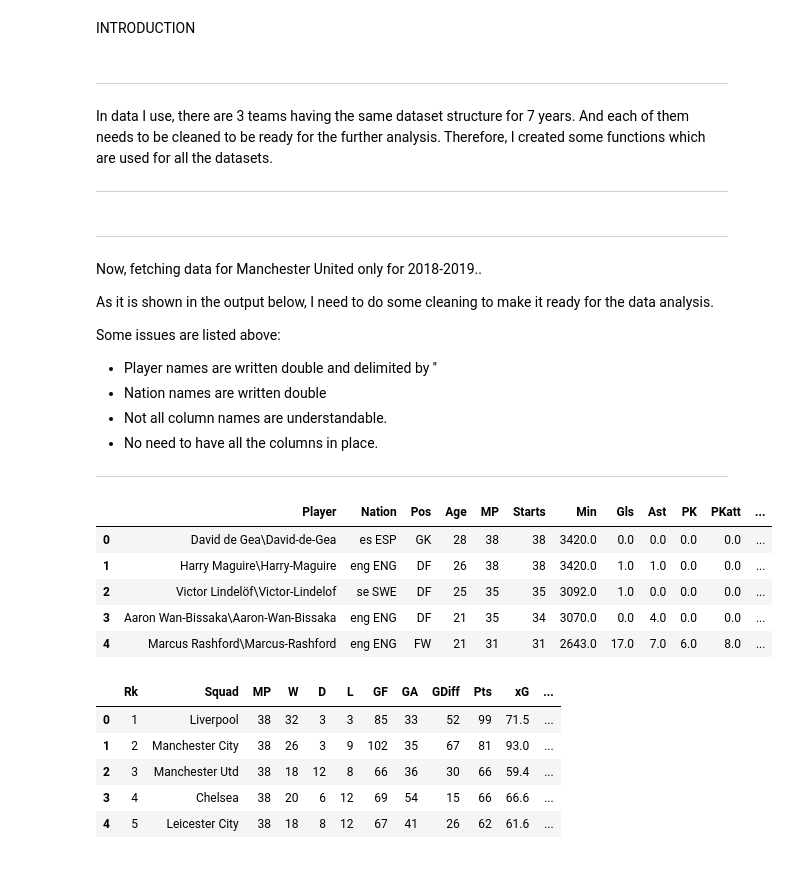
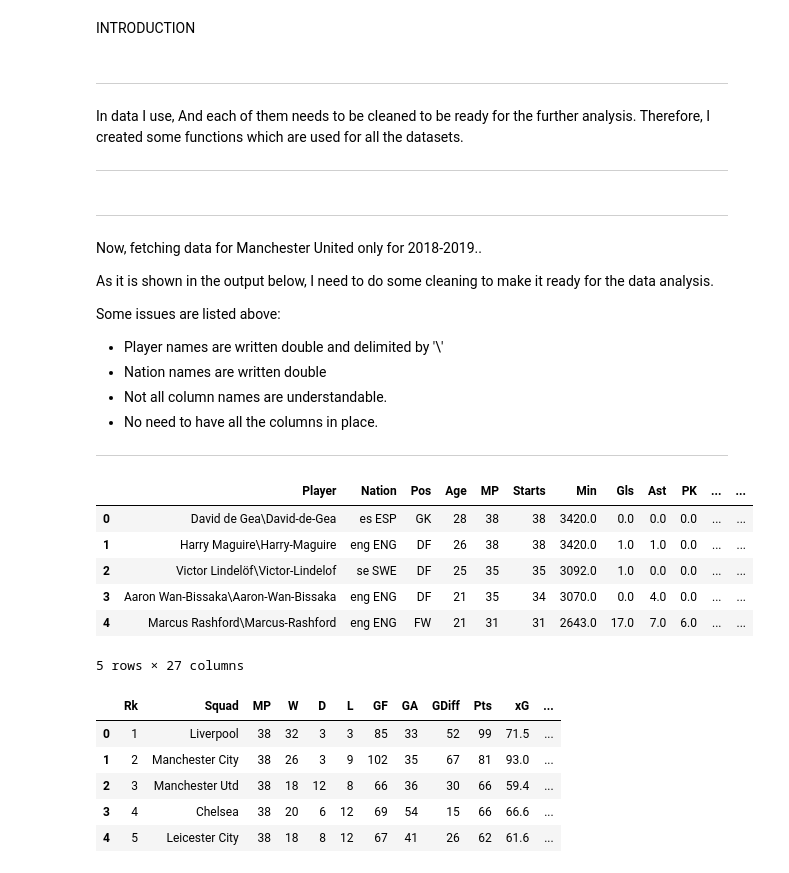
Before and after one commit to ayktonr/uol_dsc020_cw, a Jupyter notebook: cw_main.ipynb, the cells around one changed output. Drawn from its saved outputs; the diff is of its cells as text; code cells hidden in the pictures.

Commit message:
some changes on file read section

```diff
--- a/cw_main.ipynb
+++ b/cw_main.ipynb
@@ -3,16 +3,16 @@ INTRODUCTION
 # %%
 #All initial things should be done here
 
+import pandas as pd
+import matplotlib as plt
+import seaborn as sns
+import glob
+import os
+
 %matplotlib inline
-
-import matplotlib as plt
-import pandas as pd
-#import statistics
-
-pd.set_option('display.max_columns', None)
 # %% [markdown]
 ***
-In data I use, there are 3 teams having the same dataset structure for 7 years. And each of them needs to be cleaned
+In data I use, And each of them needs to be cleaned
 to be ready for the further analysis. Therefore, I created some functions which are used for all the datasets.
 ***
 # %%
@@ -90,22 +94,23 @@ As it is shown in the output below, I need to do some cleaning to make it ready
 
 Some issues are listed above:
 
-- Player names are written double and delimited by '\'
+- Player names are written double and delimited by '\\'
 - Nation names are written double
 - Not all column names are understandable.
 - No need to have all the columns in place.
 
 ***
 # %%
-df_sq_mu_20192020= pd.read_csv('data/manchesterunited_20192020.csv')
+df_sq_mu_20192020= pd.read_csv('data/manchesterunited_2019_2020.csv')
 
 
 df_sq_mu_20192020.head()
 # %% [output]
-|  | Player | Nation | Pos | Age | MP | Starts | Min | Gls | Ast | PK | PKatt | ... |
-| 0 | David de Gea\David-de-Gea | es ESP | GK | 28 | 38 | 38 | 3420.0 | 0.0 | 0.0 | 0.0 | 0.0 | ... |
-| 1 | Harry Maguire\Harry-Maguire | eng ENG | DF | 26 | 38 | 38 | 3420.0 | 1.0 | 1.0 | 0.0 | 0.0 | ... |
-| 2 | Victor Lindelöf\Victor-Lindelof | se SWE | DF | 25 | 35 | 35 | 3092.0 | 1.0 | 0.0 | 0.0 | 0.0 | ... |
-| 3 | Aaron Wan-Bissaka\Aaron-Wan-Bissaka | eng ENG | DF | 21 | 35 | 34 | 3070.0 | 0.0 | 4.0 | 0.0 | 0.0 | ... |
-| 4 | Marcus Rashford\Marcus-Rashford | eng ENG | FW | 21 | 31 | 31 | 2643.0 | 17.0 | 7.0 | 6.0 | 8.0 | ... |
+|  | Player | Nation | Pos | Age | MP | Starts | Min | Gls | Ast | PK | ... | ... |
+| 0 | David de Gea\David-de-Gea | es ESP | GK | 28 | 38 | 38 | 3420.0 | 0.0 | 0.0 | 0.0 | ... | ... |
+| 1 | Harry Maguire\Harry-Maguire | eng ENG | DF | 26 | 38 | 38 | 3420.0 | 1.0 | 1.0 | 0.0 | ... | ... |
+| 2 | Victor Lindelöf\Victor-Lindelof | se SWE | DF | 25 | 35 | 35 | 3092.0 | 1.0 | 0.0 | 0.0 | ... | ... |
+| 3 | Aaron Wan-Bissaka\Aaron-Wan-Bissaka | eng ENG | DF | 21 | 35 | 34 | 3070.0 | 0.0 | 4.0 | 0.0 | ... | ... |
+| 4 | Marcus Rashford\Marcus-Rashford | eng ENG | FW | 21 | 31 | 31 | 2643.0 | 17.0 | 7.0 | 6.0 | ... | ... |
+5 rows × 27 columns
 # %%
```
Also changed, not shown: parts of 32 cells of this notebook, 34 other files.
